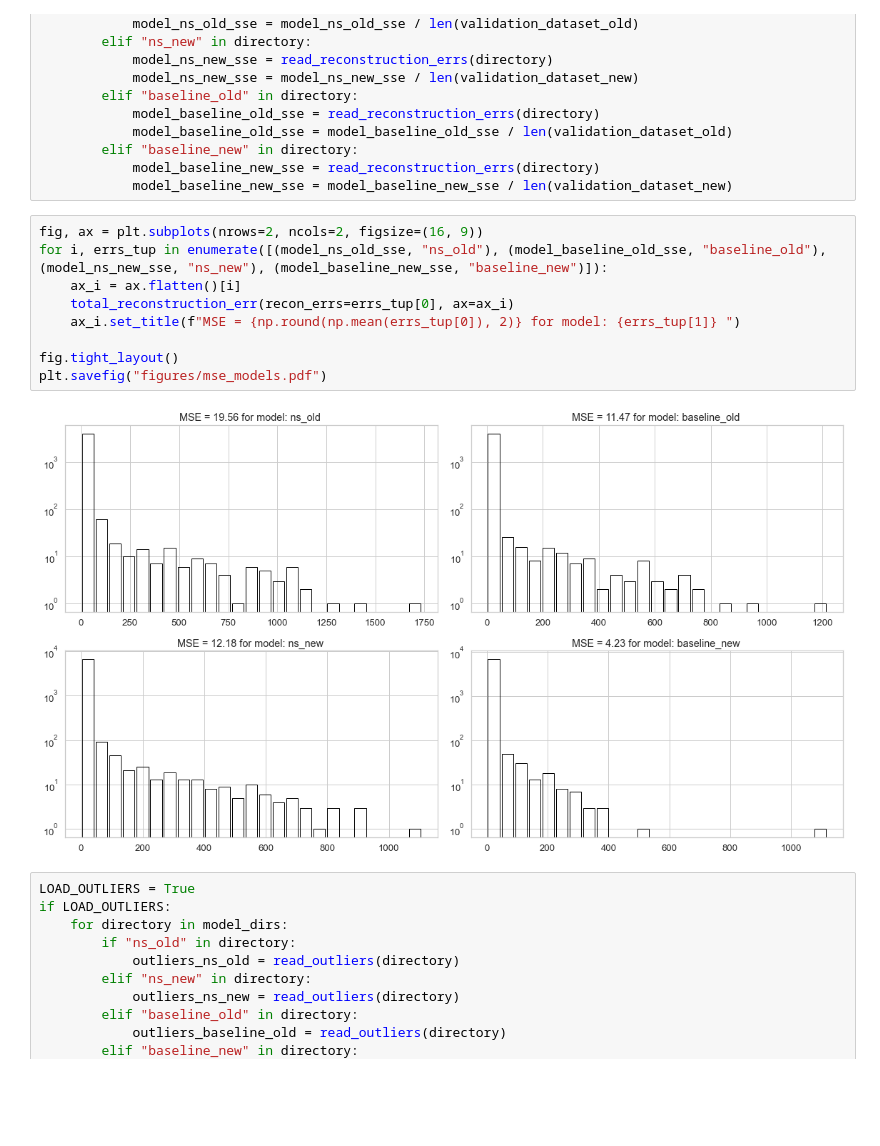
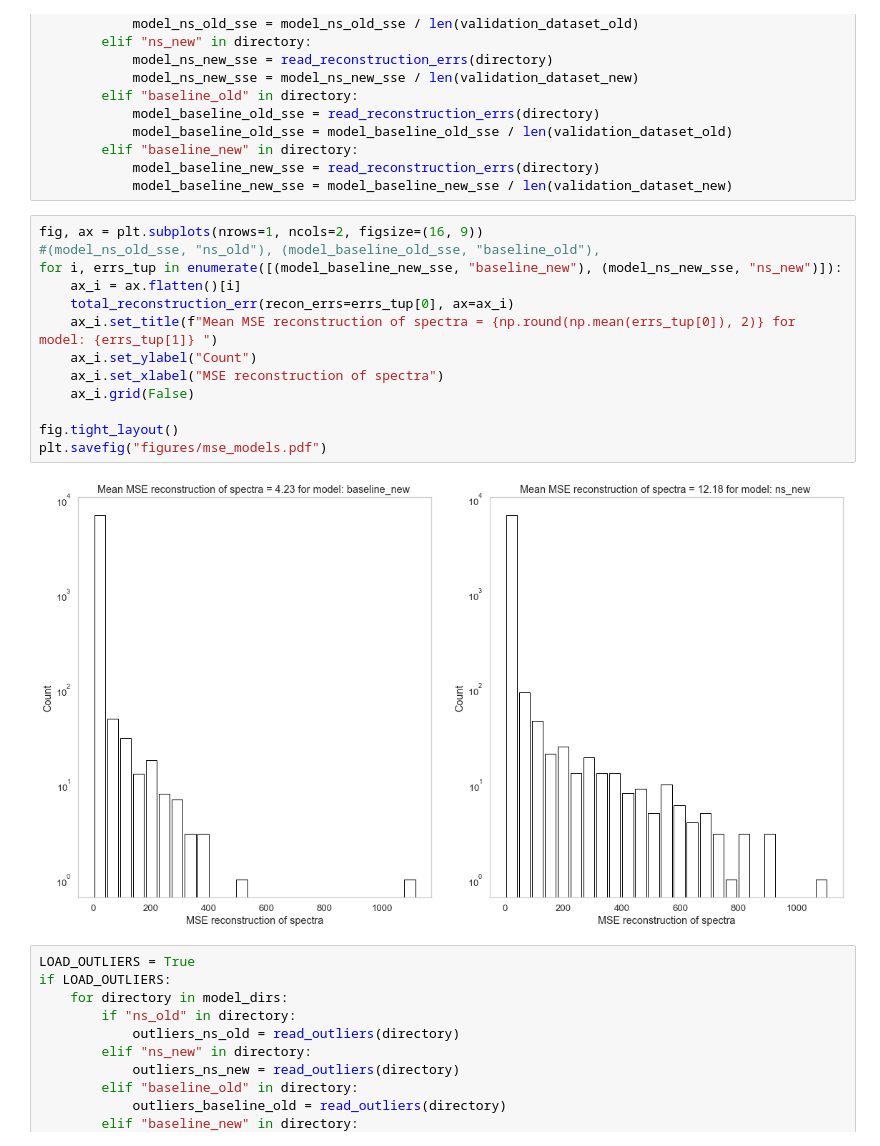
Before and after one commit to AugustSchreyer/02460_Advanced_ML, a Jupyter notebook: EVALUATE MODELS.ipynb, the cells around one changed output. Cells and saved outputs as stored; diff of their text form; blank space fills up the shorter version.

Commit message:
minor changes in MSE plots

```diff
--- a/EVALUATE MODELS.ipynb
+++ b/EVALUATE MODELS.ipynb
@@ -505,16 +508,20 @@ if LOAD_ERRS:
             model_baseline_new_sse = read_reconstruction_errs(directory)
             model_baseline_new_sse = model_baseline_new_sse / len(validation_dataset_new)
 # %%
-fig, ax = plt.subplots(nrows=2, ncols=2, figsize=(16, 9))
-for i, errs_tup in enumerate([(model_ns_old_sse, "ns_old"), (model_baseline_old_sse, "baseline_old"), (model_ns_new_sse, "ns_new"), (model_baseline_new_sse, "baseline_new")]):
+fig, ax = plt.subplots(nrows=1, ncols=2, figsize=(16, 9))
+#(model_ns_old_sse, "ns_old"), (model_baseline_old_sse, "baseline_old"),
+for i, errs_tup in enumerate([(model_baseline_new_sse, "baseline_new"), (model_ns_new_sse, "ns_new")]):
     ax_i = ax.flatten()[i]
     total_reconstruction_err(recon_errs=errs_tup[0], ax=ax_i)
-    ax_i.set_title(f"MSE = {np.round(np.mean(errs_tup[0]), 2)} for model: {errs_tup[1]} ")
+    ax_i.set_title(f"Mean MSE reconstruction of spectra = {np.round(np.mean(errs_tup[0]), 2)} for model: {errs_tup[1]} ")
+    ax_i.set_ylabel("Count")
+    ax_i.set_xlabel("MSE reconstruction of spectra")
+    ax_i.grid(False)
 
 fig.tight_layout()
 plt.savefig("figures/mse_models.pdf")
 # %% [output]
-[figure, old version]
+[figure, new version]
 # %%
 LOAD_OUTLIERS = True
 if LOAD_OUTLIERS:
```
Also changed, not shown: parts of 1 cell of this notebook.
